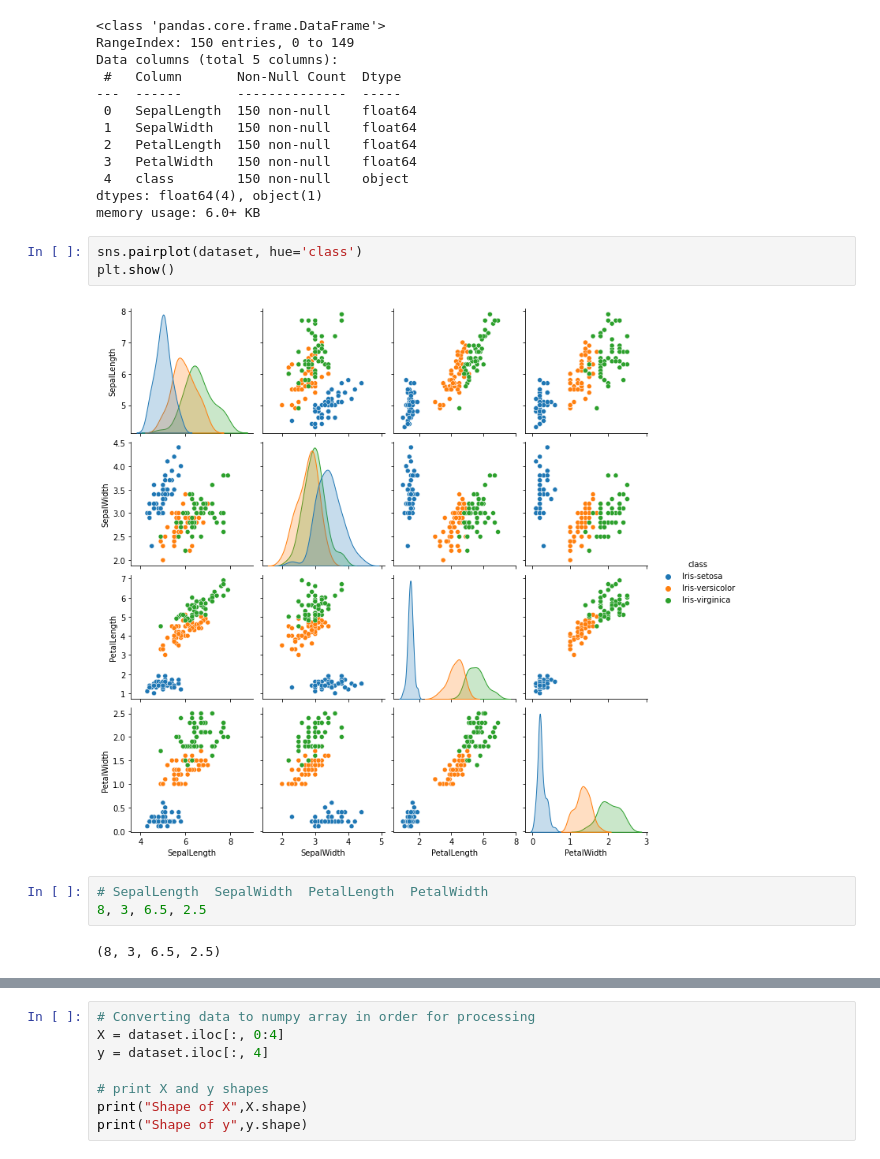
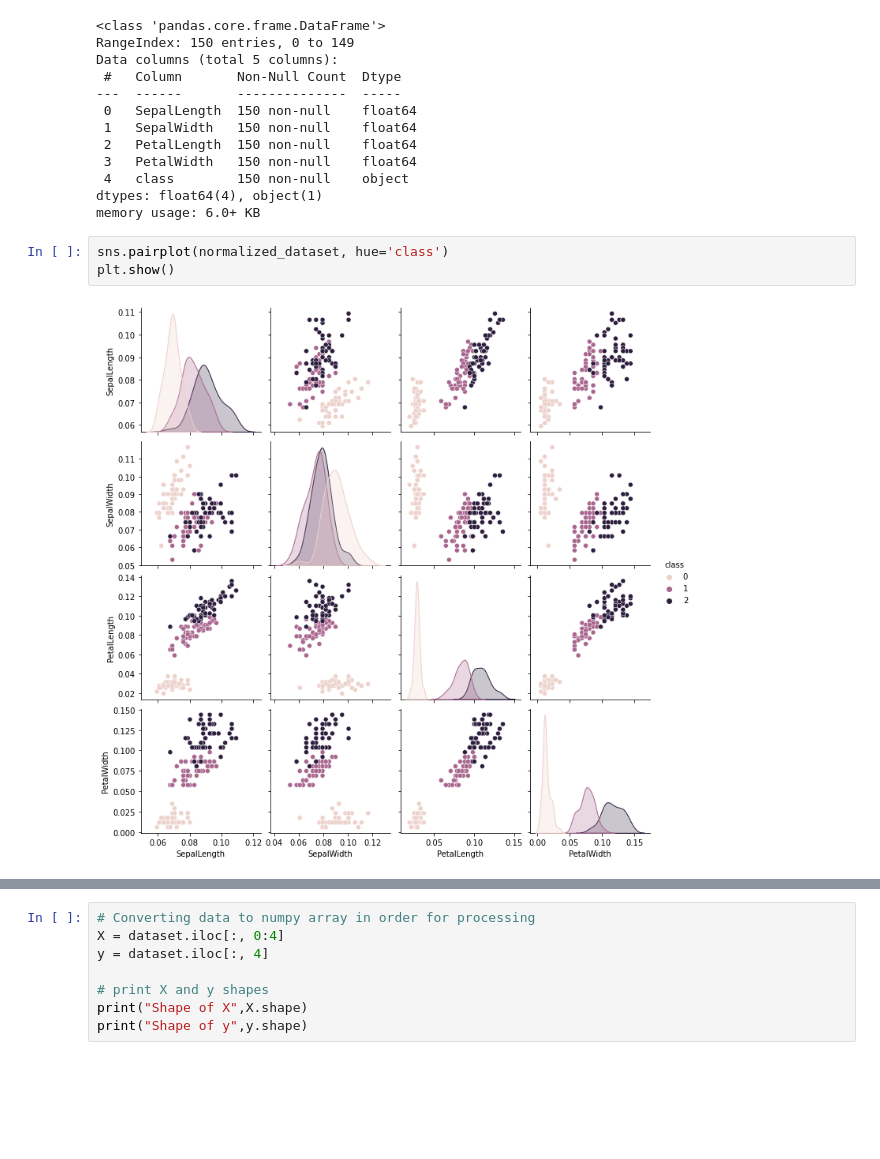
Before and after one commit to medso0018/ExplainML, a Jupyter notebook: notebooks/lime.ipynb, the cells around one changed output, grey strips where cells are left out. Cells and saved outputs as stored; diff of their text form; blank space fills up the shorter version.

```diff
--- a/notebooks/lime.ipynb
+++ b/notebooks/lime.ipynb
@@ -70,15 +72,10 @@ Data columns (total 5 columns):
 dtypes: float64(4), object(1)
 memory usage: 6.0+ KB
 # %%
-sns.pairplot(dataset, hue='class')
+sns.pairplot(normalized_dataset, hue='class')
 plt.show()
 # %% [output]
-[figure, old version]
+[figure, new version]
-# %%
-# SepalLength  SepalWidth  PetalLength  PetalWidth
-8, 3, 6.5, 2.5
-# %% [output]
-(8, 3, 6.5, 2.5)
 # %%
 # change name of classes to categorical class with numbers
 dataset.loc[dataset['class'] == 'Iris-setosa','class'] = 0
```
Also changed, not shown: parts of 11 cells of this notebook.
